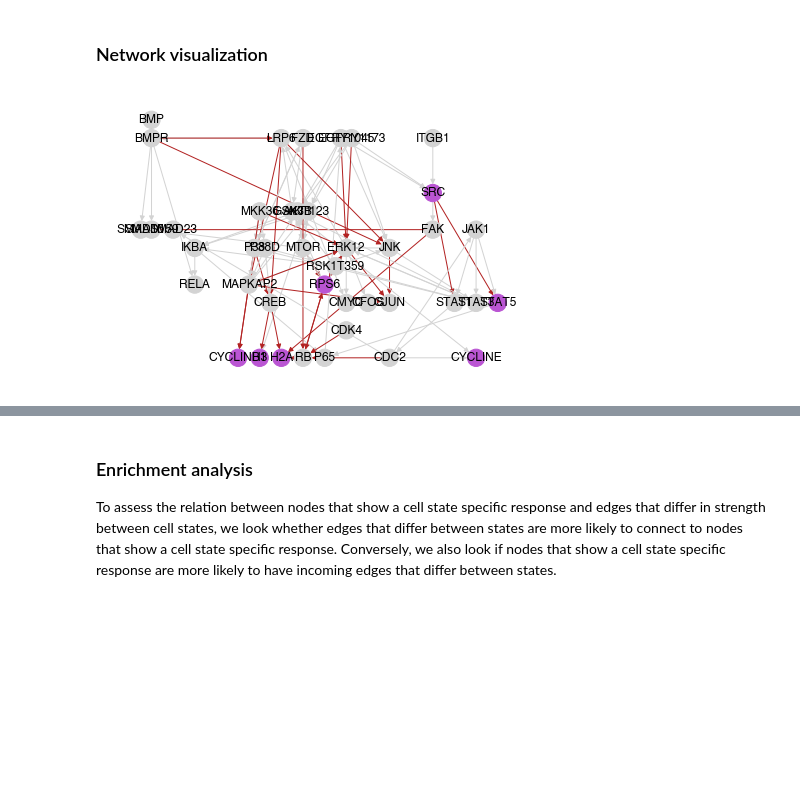
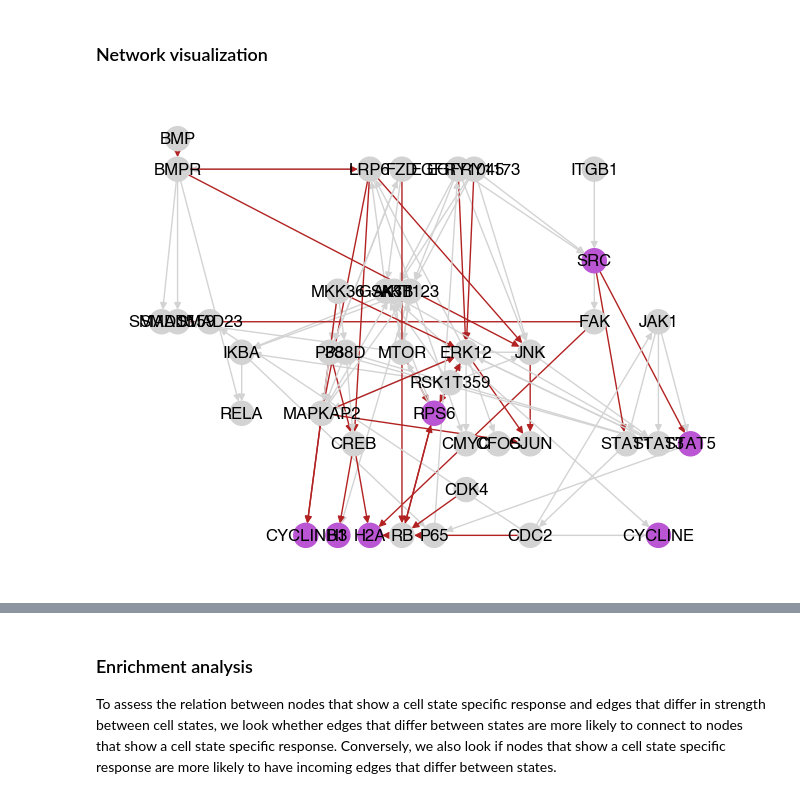
Before and after one commit to evertbosdriesz/scIDseq-CNR, a Jupyter notebook: notebooks/07-scmra-analyse.ipynb, the cells around one changed output, grey strips where cells are left out. Drawn from its saved outputs; the diff is of its cells as text; code cells hidden in the pictures; blank space fills up the shorter version.

```diff
--- a/notebooks/07-scmra-analyse.ipynb
+++ b/notebooks/07-scmra-analyse.ipynb
@@ -247,35 +253,35 @@ def get_graph(sol):
             g.add_edge(from_n, to_n, color = color, isadded=added,
                        interaction=interaction)
 
 
     pos_x = dict()
     pos_y = dict()
     node_color = dict()
     for node, pos in node_positions.items():
         g.nodes[node]['pos'] = pos
         pos_x[node] = int(35*pos[0])
         pos_y[node] = int(-35*pos[1])
         if node in ia_nodes:
             node_color[node] = "mediumorchid"
         else:
             node_color[node] = "lightgray"
     nx.set_node_attributes(g, pos_x, name='x')
     nx.set_node_attributes(g, pos_y, name='y')
     nx.set_node_attributes(g, node_color, name='color')
     return g
 
 
 
 g = get_graph(sol_ref)
 edge_colors = nx.get_edge_attributes(g,'color').values()
 node_colors = nx.get_node_attributes(g,'color').values()
 
 nx.draw(g, edge_color=edge_colors, node_color=node_colors,
-        with_labels = True, pos=node_positions, size = 500)
+        with_labels = True, pos=node_positions)
 # plt.savefig("../../figures/scIDseq/CNR/Graph-differences-states.pdf")
 # nx.write_gml(g, "../../results/scIDseq/graph_states.gml")
 # %% [output]
-[figure, old version]
+[figure, new version]
 # %%
 col_dict = {True: "blue", False: "lightgray"}
 edge_colors = [col_dict[val] for val in nx.get_edge_attributes(g,'isadded').values()]
```
Also changed, not shown: parts of 45 cells of this notebook, 13 other files.
